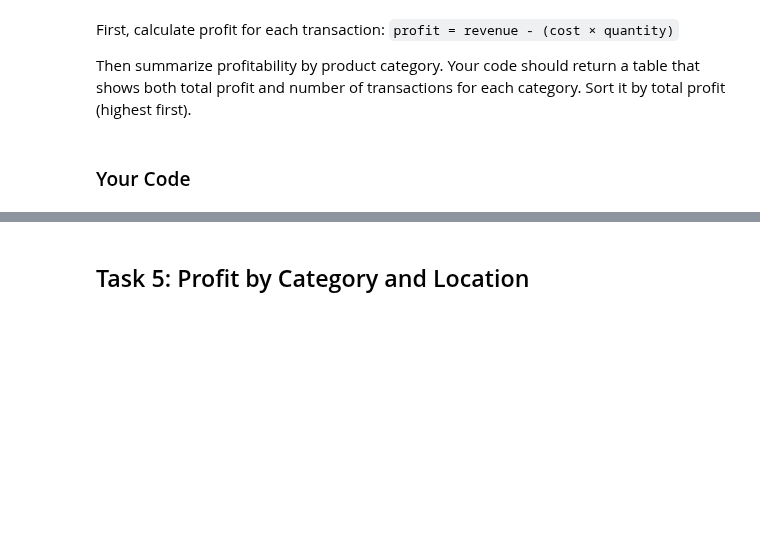
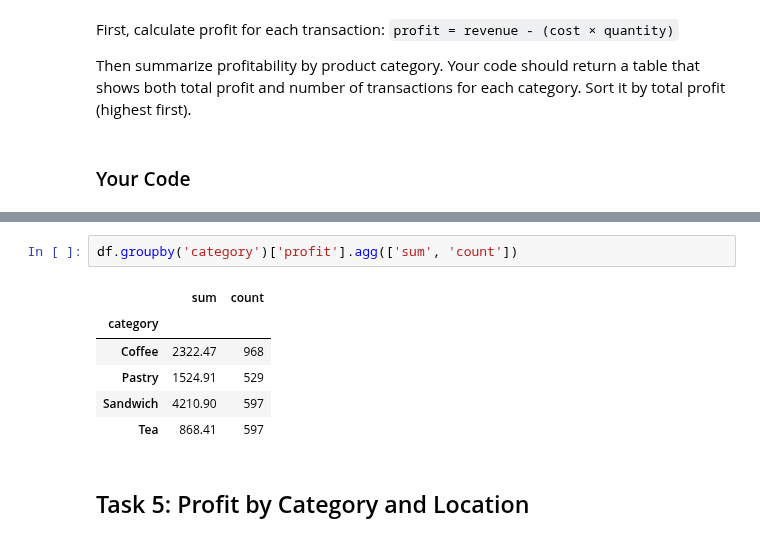
Before and after one commit to mattressdog/py4eda-work, a Jupyter notebook: test2b/test_2b.ipynb, the cells around one changed output, grey strips where cells are left out. Saved outputs shown, nothing was run; the diff lists cells and outputs as text; blank space fills up the shorter version.

```diff
--- a/test2b/test_2b.ipynb
+++ b/test2b/test_2b.ipynb
@@ -293,3 +303,12 @@ Then summarize profitability by product category. Your code should return a tabl
+# %%
+df.groupby('category')['profit'].agg(['sum', 'count'])
+# %% [output]
+|  | sum | count |
+| category |  |  |
+| Coffee | 2322.47 | 968 |
+| Pastry | 1524.91 | 529 |
+| Sandwich | 4210.90 | 597 |
+| Tea | 868.41 | 597 |
 # %% [markdown]
 ## Task 5: Profit by Category and Location
 # %% [markdown]
```
Also changed, not shown: parts of 2 cells of this notebook.
